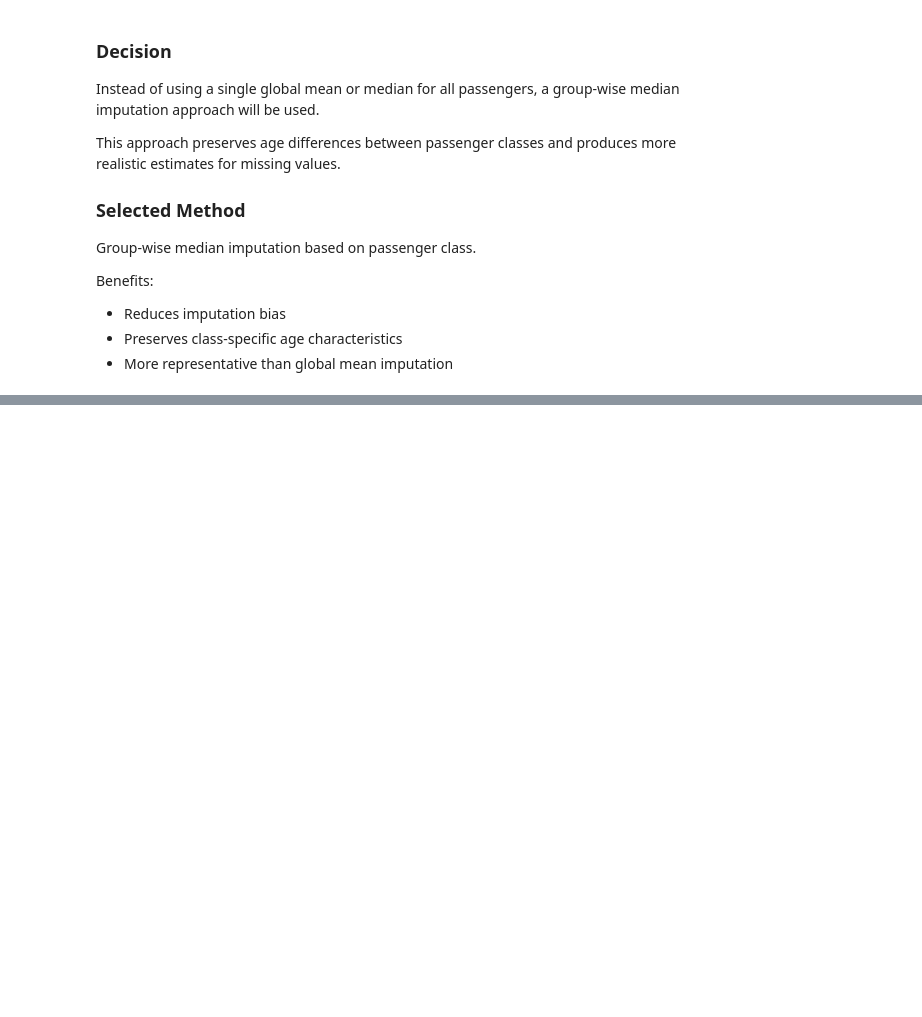
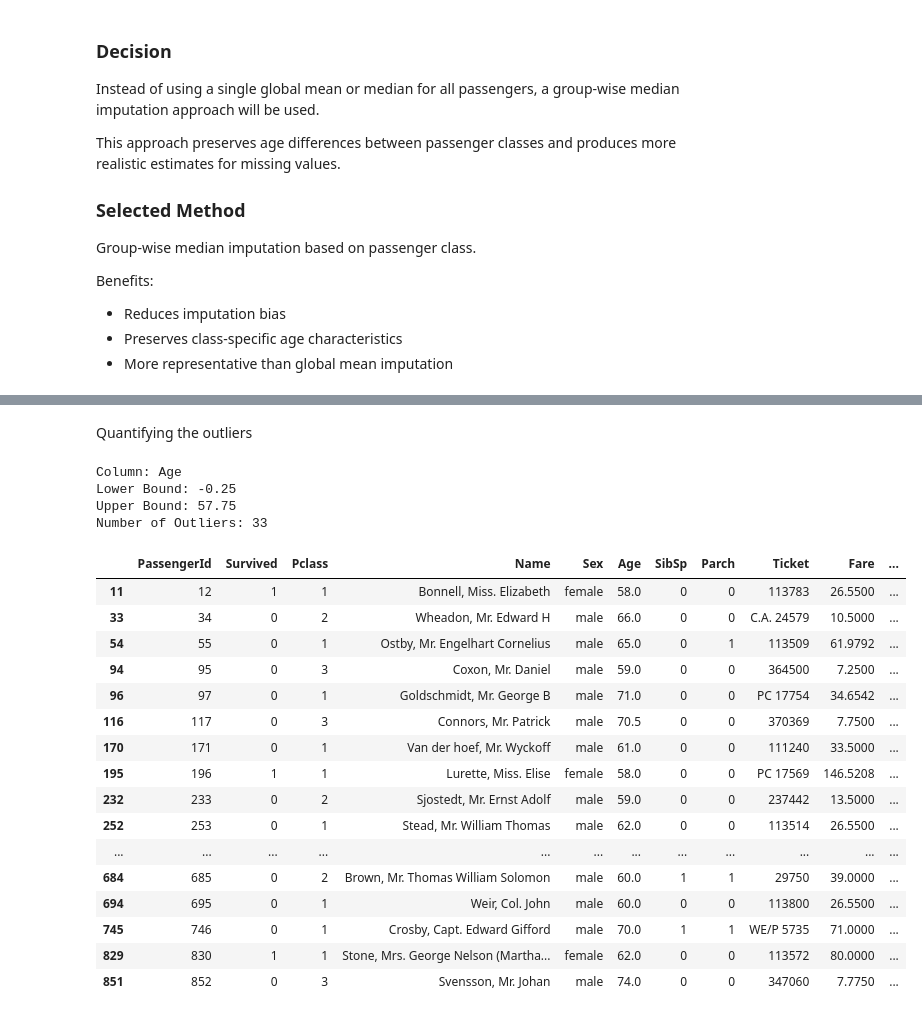
Before and after one commit to AlwinVJ/titanic_preprocessing, a Jupyter notebook: notebook/preprocessing.ipynb, the cells around one changed output, grey strips where cells are left out. Saved outputs shown, nothing was run; the diff lists cells and outputs as text; code cells hidden in the pictures; blank space fills up the shorter version.

Commit message:
Detection of outliers completed

```diff
--- a/notebook/preprocessing.ipynb
+++ b/notebook/preprocessing.ipynb
@@ -440,0 +512,46 @@ Benefits:
+# %% [markdown]
+Quantifying the outliers
+# %%
+def detect_outliers_iqr(df,column):
+    Q1 = df[column].quantile(0.25)
+    Q3 = df[column].quantile(0.75)
+
+    IQR = Q3 - Q1
+
+    lower_bound = Q1 - 1.5*IQR
+    upper_bound = Q3 + 1.5*IQR
+
+    outliers = df[
+        (df[column]<lower_bound)| (df[column]>upper_bound)
+    ]
+
+    print(f"Column: {column}")
+    print(f"Lower Bound: {lower_bound}")
+    print(f"Upper Bound: {upper_bound}")
+    print(f"Number of Outliers: {len(outliers)}")
+
+    return outliers
+# %%
+detect_outliers_iqr(df, "Age")
+# %% [output]
+Column: Age
+Lower Bound: -0.25
+Upper Bound: 57.75
+Number of Outliers: 33
+|  | PassengerId | Survived | Pclass | Name | Sex | Age | SibSp | Parch | Ticket | Fare | ... |
+| 11 | 12 | 1 | 1 | Bonnell, Miss. Elizabeth | female | 58.0 | 0 | 0 | 113783 | 26.5500 | ... |
+| 33 | 34 | 0 | 2 | Wheadon, Mr. Edward H | male | 66.0 | 0 | 0 | C.A. 24579 | 10.5000 | ... |
+| 54 | 55 | 0 | 1 | Ostby, Mr. Engelhart Cornelius | male | 65.0 | 0 | 1 | 113509 | 61.9792 | ... |
+| 94 | 95 | 0 | 3 | Coxon, Mr. Daniel | male | 59.0 | 0 | 0 | 364500 | 7.2500 | ... |
+| 96 | 97 | 0 | 1 | Goldschmidt, Mr. George B | male | 71.0 | 0 | 0 | PC 17754 | 34.6542 | ... |
+| 116 | 117 | 0 | 3 | Connors, Mr. Patrick | male | 70.5 | 0 | 0 | 370369 | 7.7500 | ... |
+| 170 | 171 | 0 | 1 | Van der hoef, Mr. Wyckoff | male | 61.0 | 0 | 0 | 111240 | 33.5000 | ... |
+| 195 | 196 | 1 | 1 | Lurette, Miss. Elise | female | 58.0 | 0 | 0 | PC 17569 | 146.5208 | ... |
+| 232 | 233 | 0 | 2 | Sjostedt, Mr. Ernst Adolf | male | 59.0 | 0 | 0 | 237442 | 13.5000 | ... |
+| 252 | 253 | 0 | 1 | Stead, Mr. William Thomas | male | 62.0 | 0 | 0 | 113514 | 26.5500 | ... |
+| ... | ... | ... | ... | ... | ... | ... | ... | ... | ... | ... | ... |
+| 684 | 685 | 0 | 2 | Brown, Mr. Thomas William Solomon | male | 60.0 | 1 | 1 | 29750 | 39.0000 | ... |
+| 694 | 695 | 0 | 1 | Weir, Col. John | male | 60.0 | 0 | 0 | 113800 | 26.5500 | ... |
+| 745 | 746 | 0 | 1 | Crosby, Capt. Edward Gifford | male | 70.0 | 1 | 1 | WE/P 5735 | 71.0000 | ... |
+| 829 | 830 | 1 | 1 | Stone, Mrs. George Nelson (Martha... | female | 62.0 | 0 | 0 | 113572 | 80.0000 | ... |
+| 851 | 852 | 0 | 3 | Svensson, Mr. Johan | male | 74.0 | 0 | 0 | 347060 | 7.7750 | ... |
```
Also changed, not shown: parts of 8 cells of this notebook.
